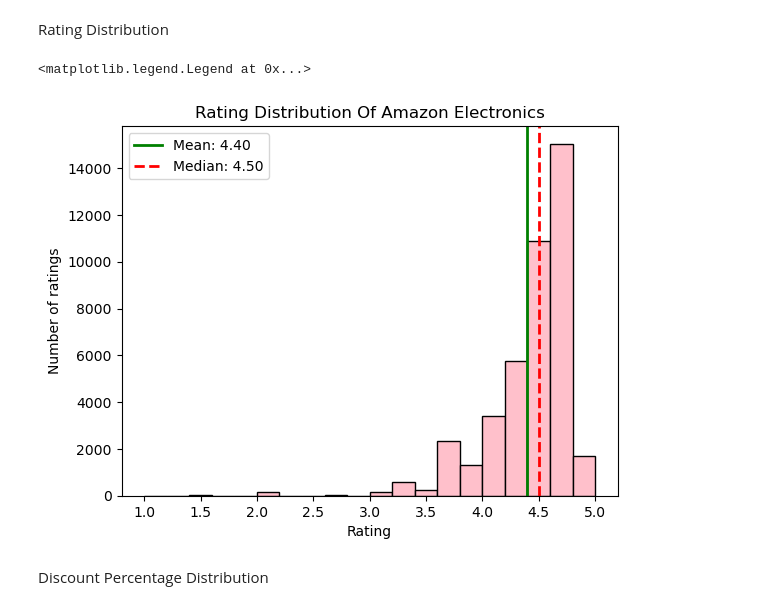
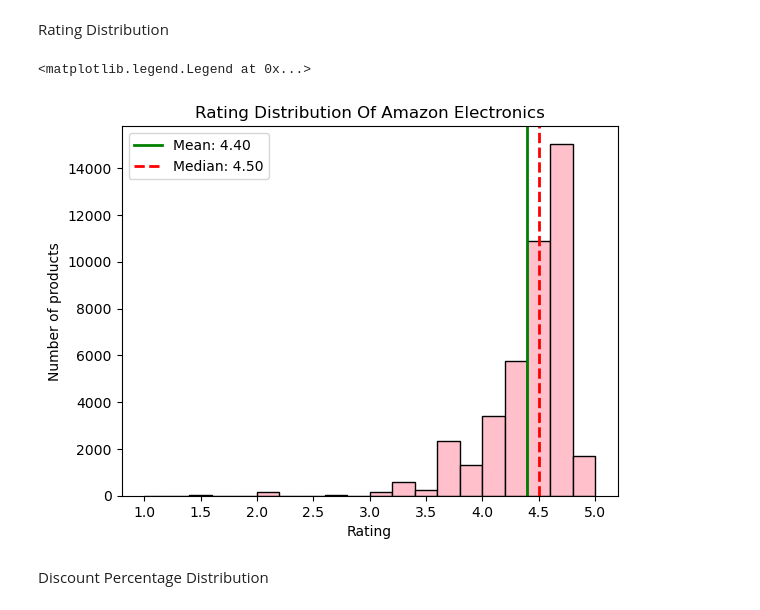
Before and after one commit to bhargavi30-dsa/AI-Powered-Ecommerce-Revenue-Intelligence-System, a Jupyter notebook: notebooks/visualization.ipynb, the cells around one changed output. Saved outputs shown, nothing was run; the diff lists cells and outputs as text; code cells hidden in the pictures.

Commit message:
updated_work-All visualizations complete,correlation heatmap analyzed,feature selection decision made.

```diff
--- a/notebooks/visualization.ipynb
+++ b/notebooks/visualization.ipynb
@@ -56,19 +56,19 @@ Rating Distribution
 # %%
 
 plt.hist(df['rating'],bins=20,color='pink',edgecolor='black')
 mean_rating=df['rating'].mean()
 median_rating=df['rating'].median()
 plt.axvline(mean_rating,linestyle='-',linewidth=2,color='green',label=f'Mean: {mean_rating:.2f}')
 plt.axvline(median_rating,linestyle='--',linewidth=2,color='red',label=f'Median: {median_rating:.2f}')
 plt.title("Rating Distribution Of Amazon Electronics")
 plt.xlabel("Rating")
-plt.ylabel("Number of ratings")
+plt.ylabel("Number of products")
 plt.savefig(r'D:\E-Commerce_dynamic_system\outputs\charts\rating_distribution.png',
             dpi=300, bbox_inches='tight')
 plt.legend()
 # %% [output]
 <matplotlib.legend.Legend at 0x...>
-[figure, old version]
+[figure, new version]
 # %% [markdown]
 Discount Percentage Distribution
 # %%
```
Also changed, not shown: parts of 8 cells of this notebook, 10 other files.
